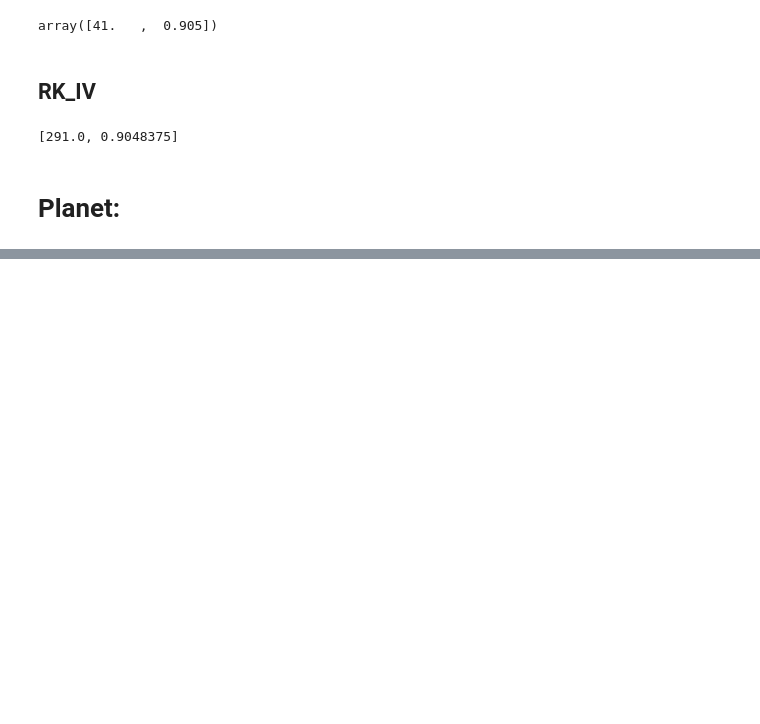
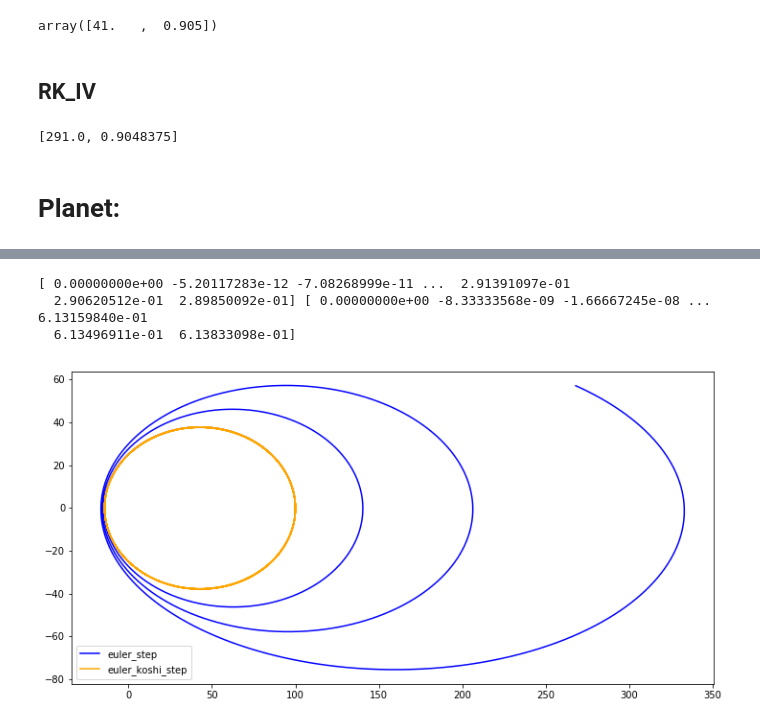
Before and after one commit to Kolsha/data_processing, a Jupyter notebook: 6task.ipynb, the cells around one changed output, grey strips where cells are left out. Cells and saved outputs as stored; diff of their text form; code cells hidden in the pictures; blank space fills up the shorter version.

```diff
--- a/6task.ipynb
+++ b/6task.ipynb
@@ -89,6 +91,8 @@ rk_4_step(0.1, 1.0, [1, 1], func)
 # %%
 #               x .    y .  vx . vy
 y0 = np.array([100.0, 0.0, 0.0, 5.0])
+
+gamm_M = 10000.0
 
 t_start, t_end = 0.0, 24.0 *10
 
@@ -98,8 +102,8 @@ planet_func = [
     lambda t, y: y[2], # dx/dt = vx
     lambda t, y: y[3], # dy/dt = vy
 
-    lambda t, y: -10000.0*y[0]/((y[0]**2 + y[1]**2)**(3/2)), # dvx/dt = Fx
-    lambda t, y: -10000.0*y[1]/((y[0]**2 + y[1]**2)**(3/2)), # dvy/dt = Fy
+    lambda t, y: -gamm_M * y[0] / ((y[0]**2 + y[1]**2)**(3/2)), # dvx/dt = Fx
+    lambda t, y: -gamm_M * y[1] / ((y[0]**2 + y[1]**2)**(3/2)), # dvy/dt = Fy
 ]
 
 e_res = solver(euler_step, t_start, t_end, y0, planet_func, dt)
@@ -129 +138,18 @@ plt.show()
 [figure]
+# %%
+print(np.array(rk4_res_x) - np.array(ek_res_x), np.array(rk4_res_y) - np.array(ek_res_y))
+# %% [output]
+[ 0.00000000e+00 -5.20117283e-12 -7.08268999e-11 ...  2.91391097e-01
+  2.90620512e-01  2.89850092e-01] [ 0.00000000e+00 -8.33333568e-09 -1.66667245e-08 ...  6.13159840e-01
+  6.13496911e-01  6.13833098e-01]
+# %%
+plt.figure(figsize=(12, 6))
+plt.plot(e_res_x, e_res_y, color='blue', label='euler_step')
+
+plt.plot(ek_res_x, ek_res_y, color='orange', label='euler_koshi_step')
+
+#plt.plot(rk4_res_x, rk4_res_y, color='green', label='rk_4_step')
+plt.legend(loc="lower left")
+plt.show()
+# %% [output]
+[figure, added]
```
Also changed, not shown: parts of 5 cells of this notebook, 2 other files.
